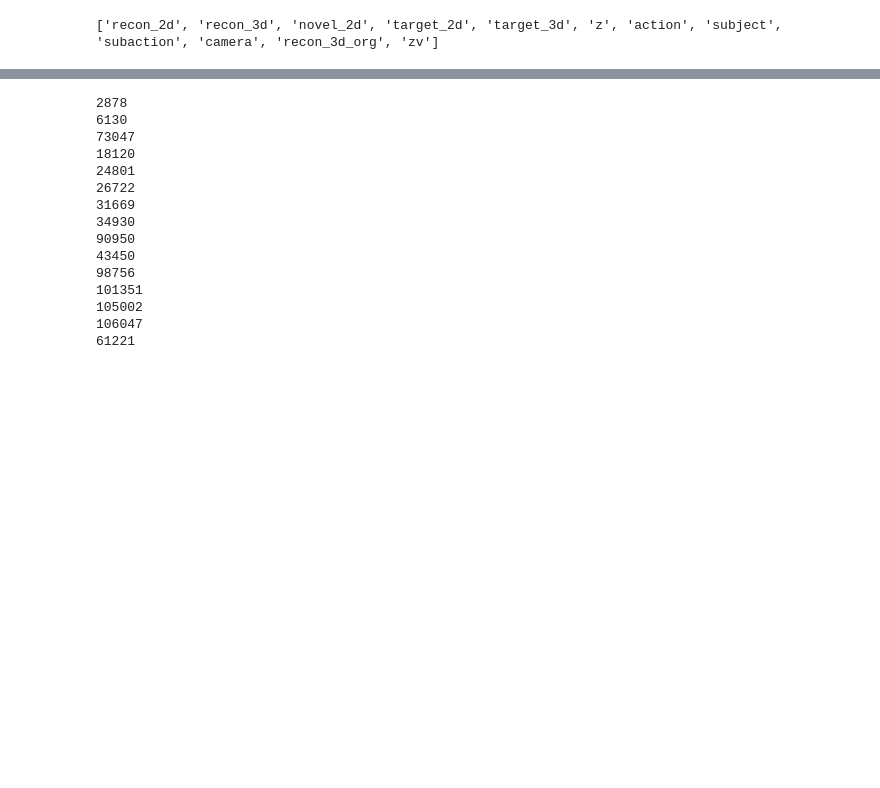
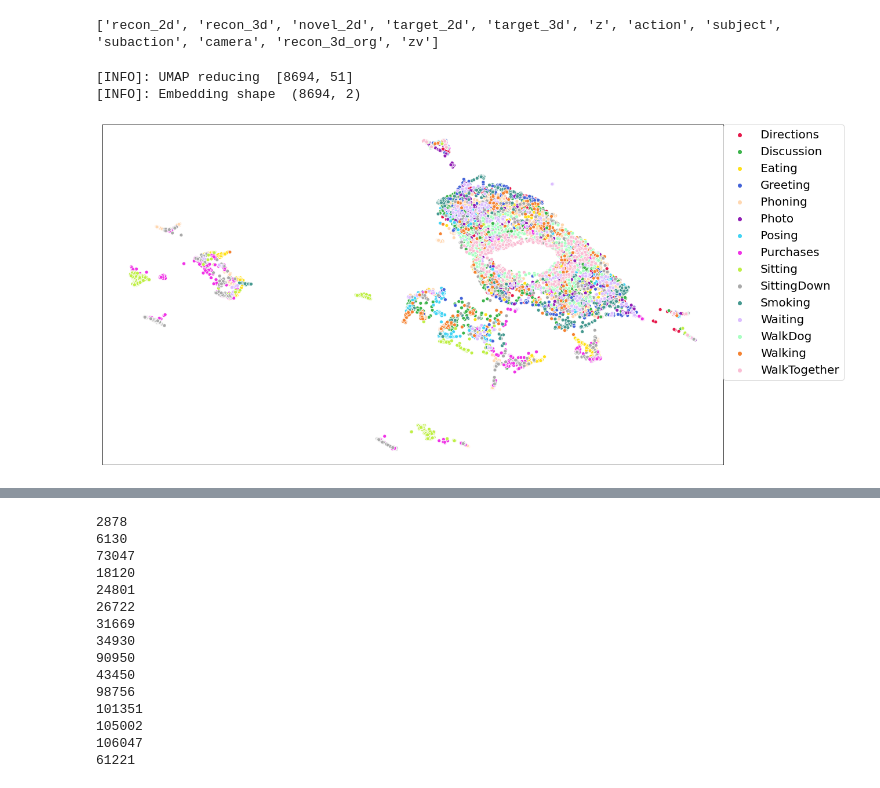
Before and after one commit to bsridatta/HPE3D, a Jupyter notebook: notebooks/EDA_results.ipynb, the cells around one changed output, grey strips where cells are left out. Drawn from its saved outputs; the diff is of its cells as text; code cells hidden in the pictures; blank space fills up the shorter version.

```diff
--- a/notebooks/EDA_results.ipynb
+++ b/notebooks/EDA_results.ipynb
@@ -31,3 +31,10 @@ pjpe_zv = t_data_zv['zv']
 print(list(t_data_zv.keys()))
 # %% [output]
 ['recon_2d', 'recon_3d', 'novel_2d', 'target_2d', 'target_3d', 'z', 'action', 'subject', 'subaction', 'camera', 'recon_3d_org', 'zv']
+# %%
+from src.viz.latent_plots import plot_umap
+plot_umap(t_data_zv['z'][1::1],t_data_zv['action'][1::1])
+# %% [output]
+[INFO]: UMAP reducing  [8694, 51]
+[INFO]: Embedding shape  (8694, 2)
+[figure, added]
```
Also changed, not shown: parts of 5 cells of this notebook, 40 other files.
